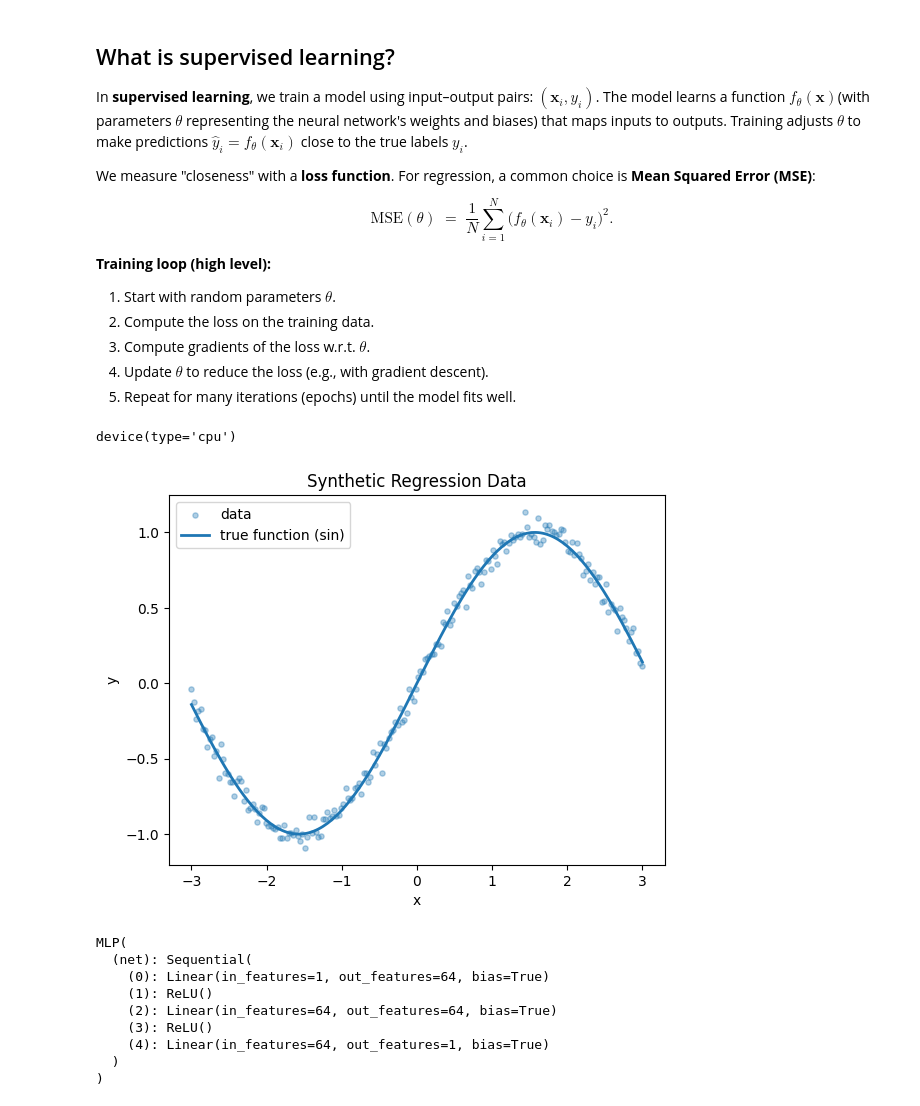
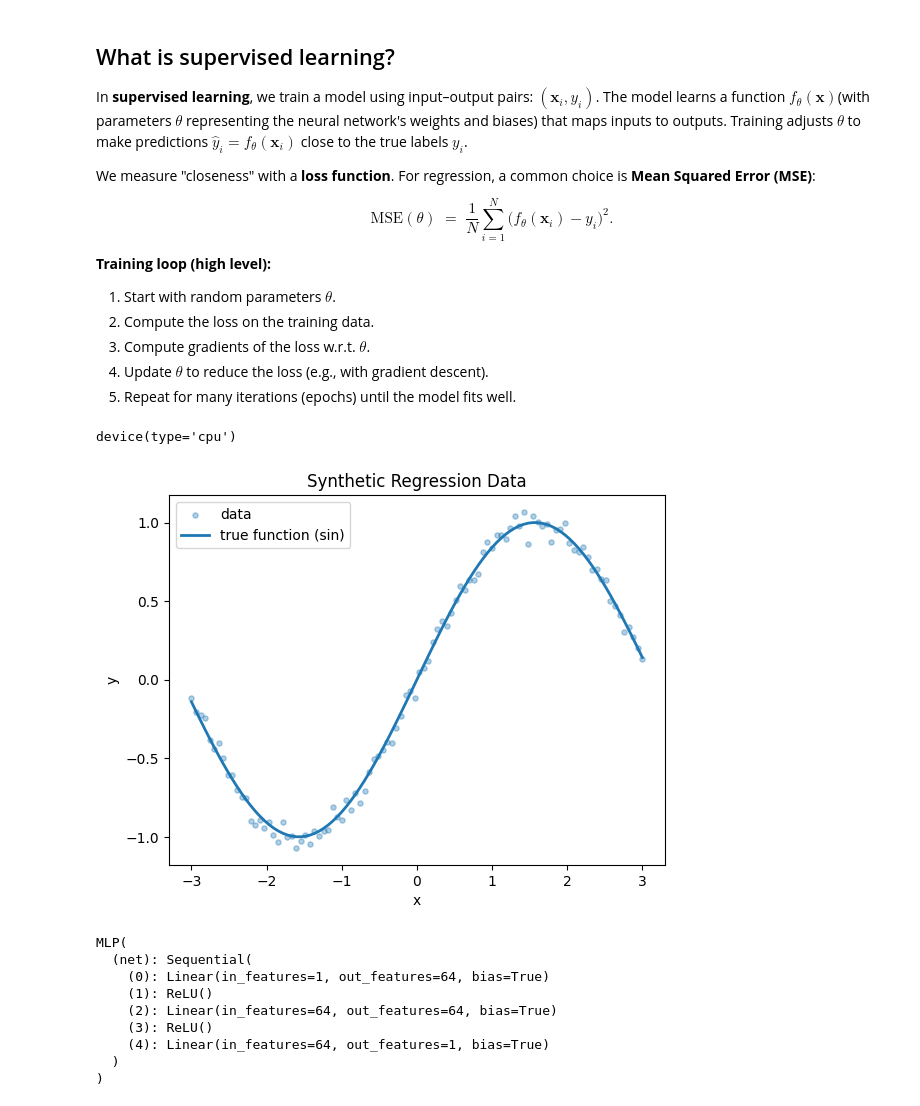
Before and after one commit to emiresenov/SESBC-Webinar, a Jupyter notebook: SESBC_Webinar_Emir_Esenov.ipynb, the cells around one changed output. Saved outputs shown, nothing was run; the diff lists cells and outputs as text; code cells hidden in the pictures.

```diff
--- a/SESBC_Webinar_Emir_Esenov.ipynb
+++ b/SESBC_Webinar_Emir_Esenov.ipynb
@@ -18,7 +18,7 @@ We'll visualize the model's predictions and track the Mean Squared Error (MSE) d
 
 In **supervised learning**, we train a model using input–output pairs: $(\mathbf{x}_i, y_i)$.
 The model learns a function $ f_\theta(\mathbf{x}) $(with parameters $\theta$ representing the neural network's weights and biases) that maps inputs to outputs.
-Training adjusts $\theta$ to make predictions $ \hat{y}_i = f_\theta(\mathbf{x}_i) $ close to the true labels $ y_i $.
+Training adjusts $\theta$ to make predictions $\hat{y}_i = f_\theta(\mathbf{x}_i)$ close to the true labels $y_i$.
 
 We measure "closeness" with a **loss function**. For regression, a common choice is **Mean Squared Error (MSE)**:
 
@@ -55,31 +56,34 @@ device
 device(type='cpu')
 # %%
 
-#@title Create a synthetic dataset (noisy sine curve)
-N = 200  # number of data points
+#@title Create and visualize a synthetic dataset (noisy sine curve)
+N = 100  # number of data points
+
+# create evenly spaced points on x-axis
 X = np.linspace(-3.0, 3.0, N).reshape(-1, 1).astype(np.float32)
+
 noise = 0.05 * np.random.randn(N, 1).astype(np.float32)
-y_true_func = np.sin(X)  # underlying function to learn
-y = y_true_func + noise  # noisy observations
+y_true_func = np.sin(X)  # the true function that we wish to learn
+y = y_true_func + noise  # generate noisy observations
 
-X_t = torch.from_numpy(X).to(device)
-y_t = torch.from_numpy(y).to(device)
+X_t = torch.from_numpy(X).to(device) # load data to PyTorch
+y_t = torch.from_numpy(y).to(device) # load data to PyTorch
 
-# Wrap in a DataLoader (mini-batches make optimization more stable)
+# Wrap in a PyTorch DataLoader
 batch_size = 32
 train_ds = TensorDataset(X_t, y_t)
 train_loader = DataLoader(train_ds, batch_size=batch_size, shuffle=True)
 
 # Quick preview plot of the data
 plt.figure()
 plt.scatter(X, y, s=14, alpha=0.35, label="data")
 plt.plot(X, y_true_func, linewidth=2, label="true function (sin)")
 plt.legend()
 plt.title("Synthetic Regression Data")
 plt.xlabel("x")
 plt.ylabel("y")
 plt.show()
 # %% [output]
-[figure, old version]
+[figure, new version]
 # %%
 
```
Also changed, not shown: parts of 11 cells of this notebook.
